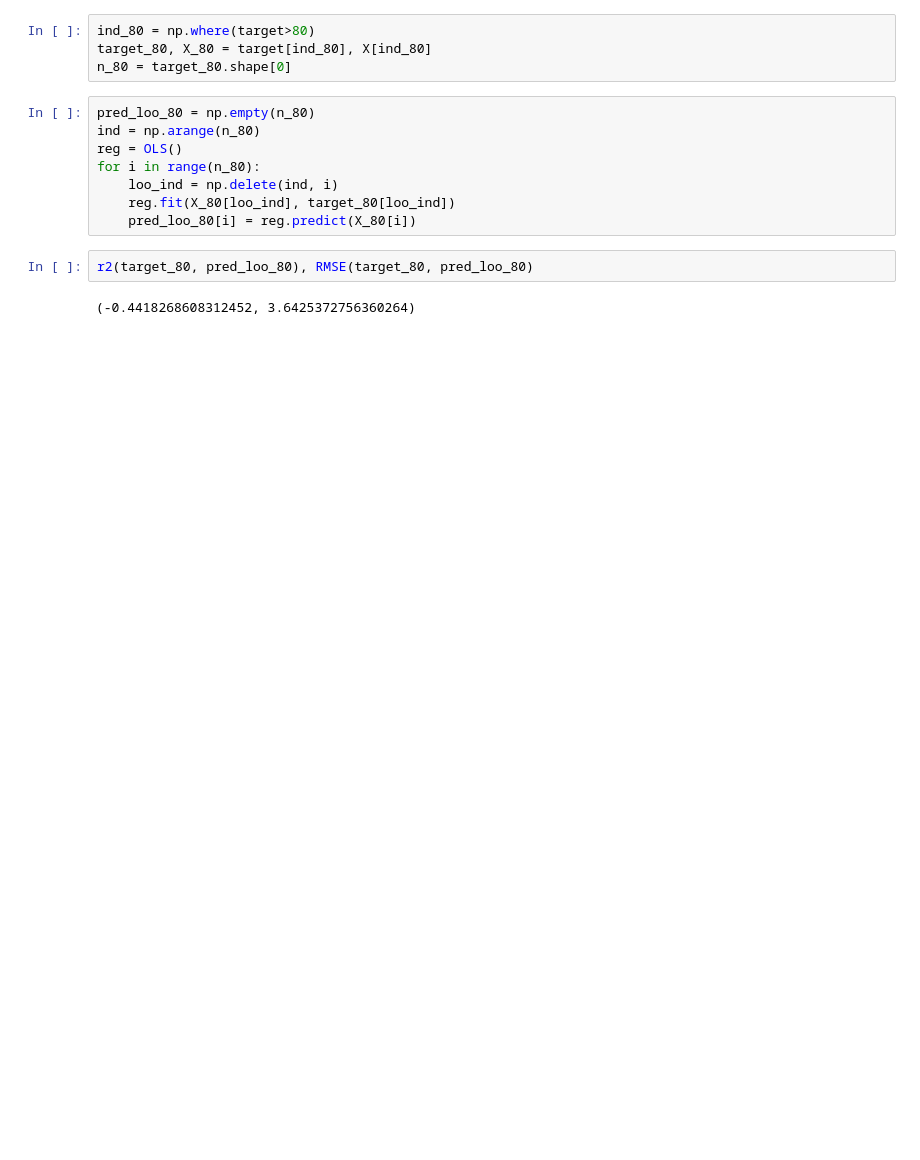
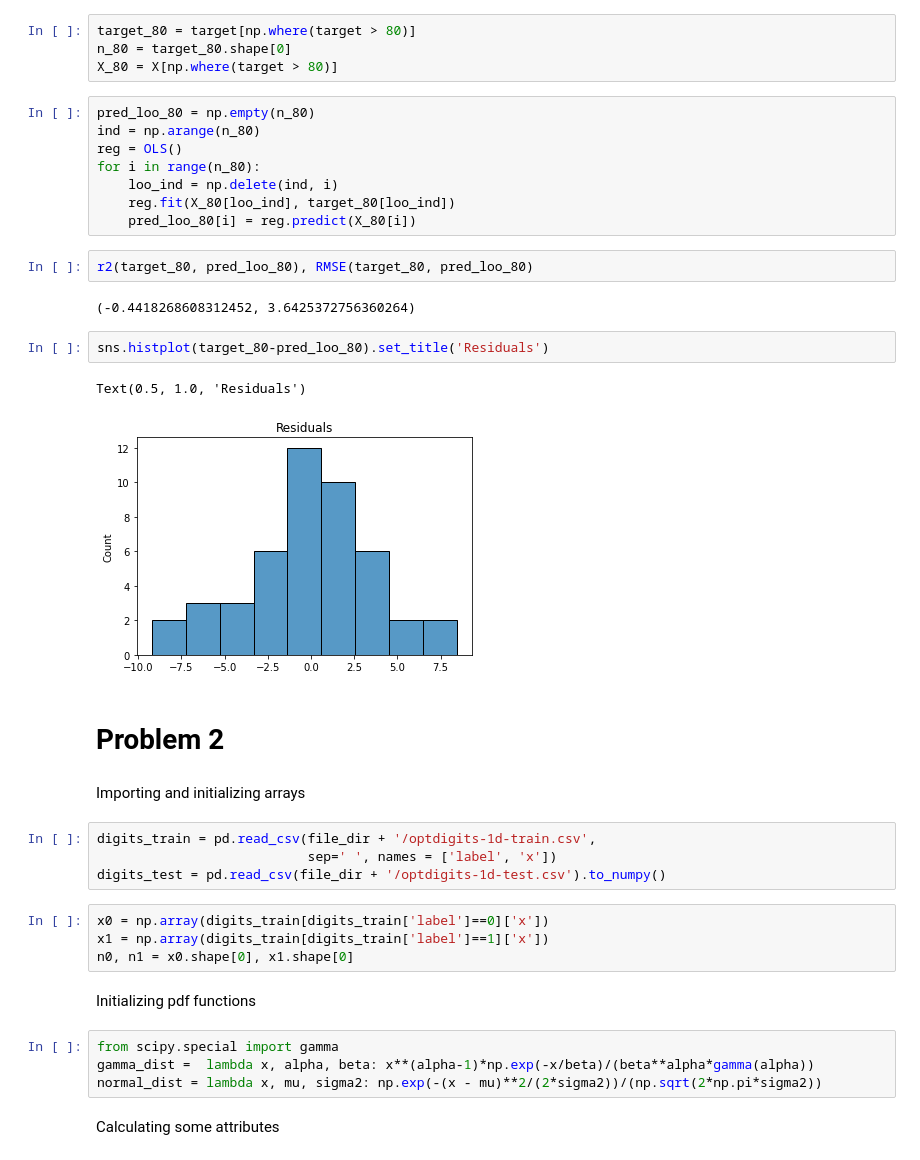
Before and after one commit to sifoss/FYS2021_1, a Jupyter notebook: assignment1.ipynb, the cells around one changed output. Cells and saved outputs as stored; diff of their text form; blank space fills up the shorter version.

```diff
--- a/assignment1.ipynb
+++ b/assignment1.ipynb
@@ -56,7 +83,7 @@ r2(target, pred_loo), RMSE(target, pred_loo)
 # %%
-ind_80 = np.where(target>80)
-target_80, X_80 = target[ind_80], X[ind_80]
+target_80 = target[np.where(target > 80)]
 n_80 = target_80.shape[0]
+X_80 = X[np.where(target > 80)]
 # %%
 pred_loo_80 = np.empty(n_80)
 ind = np.arange(n_80)
@@ -69,3 +96,28 @@ for i in range(n_80):
 r2(target_80, pred_loo_80), RMSE(target_80, pred_loo_80)
 # %% [output]
 (-0.4418268608312452, 3.6425372756360264)
+# %%
+sns.histplot(target_80-pred_loo_80).set_title('Residuals')
+# %% [output]
+Text(0.5, 1.0, 'Residuals')
+[figure, added]
+# %% [markdown]
+# Problem 2
+# %% [markdown]
+Importing and initializing arrays
+# %%
+digits_train = pd.read_csv(file_dir + '/optdigits-1d-train.csv',
+                           sep=' ', names = ['label', 'x'])
+digits_test = pd.read_csv(file_dir + '/optdigits-1d-test.csv').to_numpy()
+# %%
+x0 = np.array(digits_train[digits_train['label']==0]['x'])
+x1 = np.array(digits_train[digits_train['label']==1]['x'])
+n0, n1 = x0.shape[0], x1.shape[0]
+# %% [markdown]
+Initializing pdf functions
+# %%
+from scipy.special import gamma
+gamma_dist =  lambda x, alpha, beta: x**(alpha-1)*np.exp(-x/beta)/(beta**alpha*gamma(alpha))
+normal_dist = lambda x, mu, sigma2: np.exp(-(x - mu)**2/(2*sigma2))/(np.sqrt(2*np.pi*sigma2))
+# %% [markdown]
+Calculating some attributes
```
Also changed, not shown: parts of 20 cells of this notebook.
